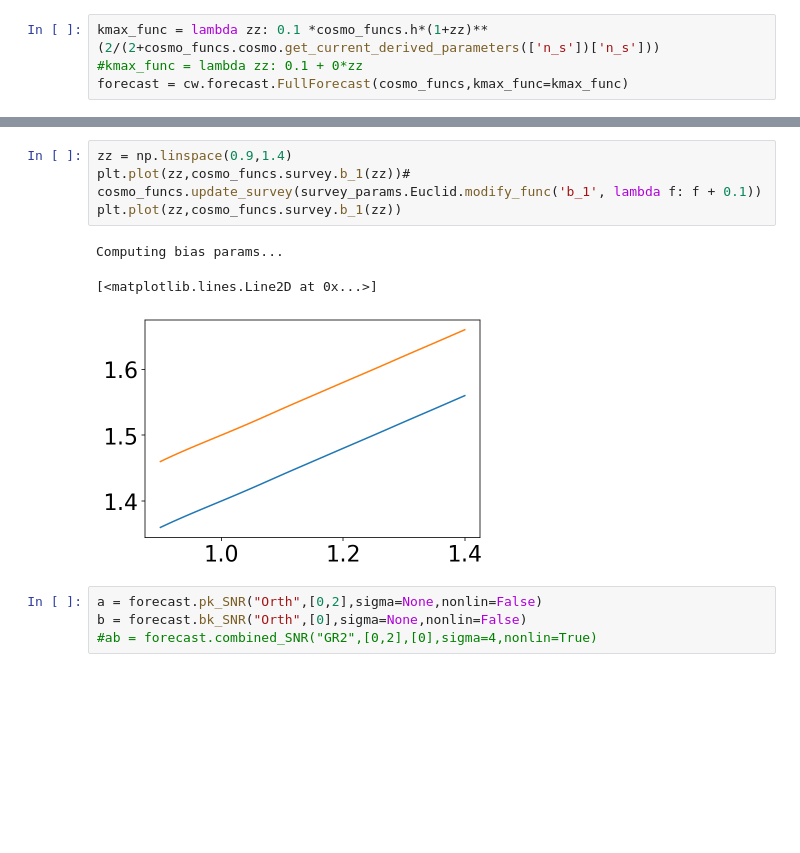
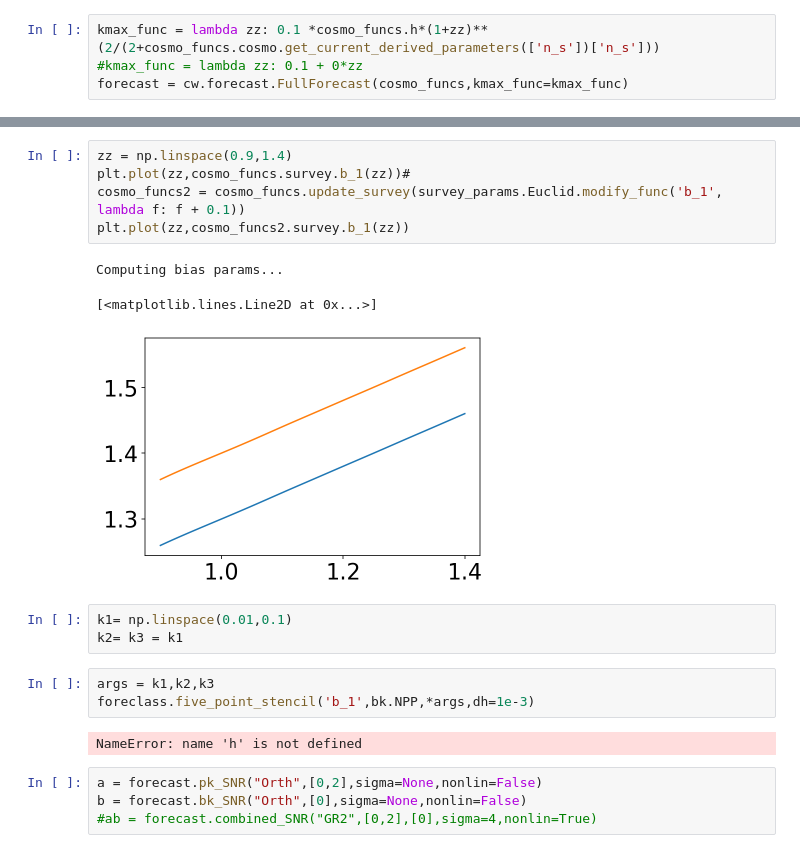
Before and after one commit to craddis1/CosmoWAP, a Jupyter notebook: notebooks/bk_SNR.ipynb, the cells around one changed output, grey strips where cells are left out. Drawn from its saved outputs; the diff is of its cells as text; blank space fills up the shorter version.

Commit message:
stencil

```diff
--- a/notebooks/bk_SNR.ipynb
+++ b/notebooks/bk_SNR.ipynb
@@ -111,13 +95,21 @@ Profiling results sorted by cumulative time:
 <pstats.Stats at 0x...>
-# %%
-zz = np.linspace(0.9,1.4)
-plt.plot(zz,cosmo_funcs.survey.b_1(zz))#
-cosmo_funcs.update_survey(survey_params.Euclid.modify_func('b_1', lambda f: f + 0.1))
-plt.plot(zz,cosmo_funcs.survey.b_1(zz))
-# %% [output]
-Computing bias params...
-[<matplotlib.lines.Line2D at 0x...>]
-[figure, removed]
+# %%
+zz = np.linspace(0.9,1.4)
+plt.plot(zz,cosmo_funcs.survey.b_1(zz))#
+cosmo_funcs2 = cosmo_funcs.update_survey(survey_params.Euclid.modify_func('b_1', lambda f: f + 0.1))
+plt.plot(zz,cosmo_funcs2.survey.b_1(zz))
+# %% [output]
+Computing bias params...
+[<matplotlib.lines.Line2D at 0x...>]
+[figure, added]
+# %%
+k1= np.linspace(0.01,0.1)
+k2= k3 = k1
+# %%
+args = k1,k2,k3
+foreclass.five_point_stencil('b_1',bk.NPP,*args,dh=1e-3)
+# %% [output]
+NameError: name 'h' is not defined
 # %%
 a = forecast.pk_SNR("Orth",[0,2],sigma=None,nonlin=False)
 b = forecast.bk_SNR("Orth",[0],sigma=None,nonlin=False)
```
Also changed, not shown: parts of 4 cells of this notebook, 5 other files.
